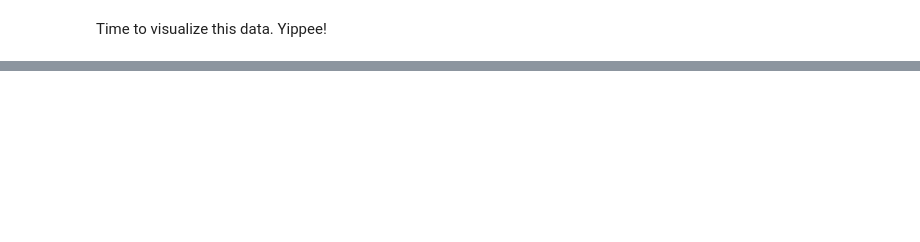
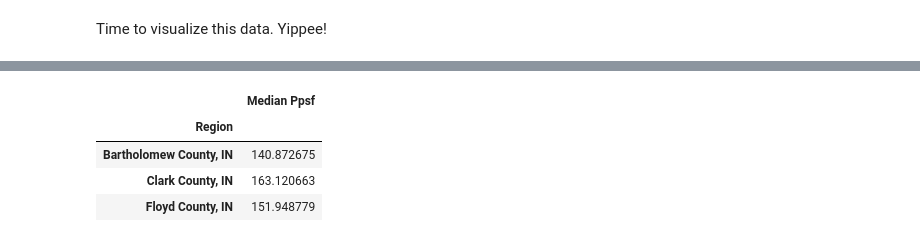
Before and after one commit to RachTheRad/SoIN_Housing_Analysis, a Jupyter notebook: HA_Cap_NB1.ipynb, the cells around one changed output, grey strips where cells are left out. Cells and saved outputs as stored; diff of their text form; code cells hidden in the pictures; blank space fills up the shorter version.

```diff
--- a/HA_Cap_NB1.ipynb
+++ b/HA_Cap_NB1.ipynb
@@ -285,0 +321,11 @@ Rinse and repeat with Housing PPSF.
+# %%
+#find average sale price for each county for past 12 months
+average_ppsf = filtered_bcf.groupby('Region')['Median Ppsf'].mean()
+average_ppsf = pd.DataFrame(average_ppsf)
+display(average_ppsf)
+# %% [output]
+|  | Median Ppsf |
+| Region |  |
+| Bartholomew County, IN | 140.872675 |
+| Clark County, IN | 163.120663 |
+| Floyd County, IN | 151.948779 |
```
Also changed, not shown: parts of 5 cells of this notebook.
